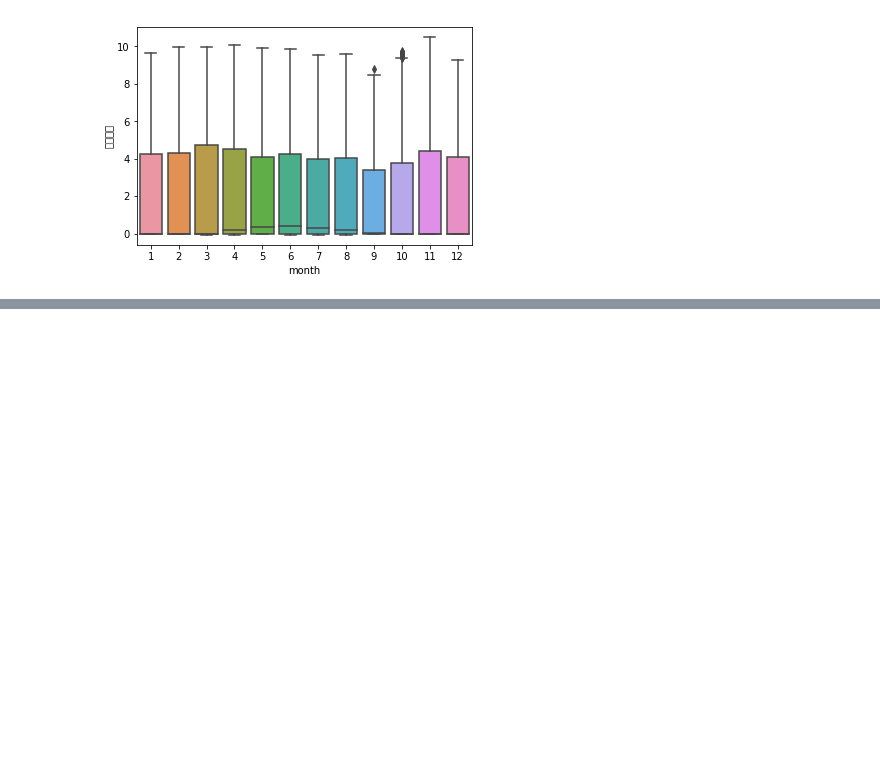
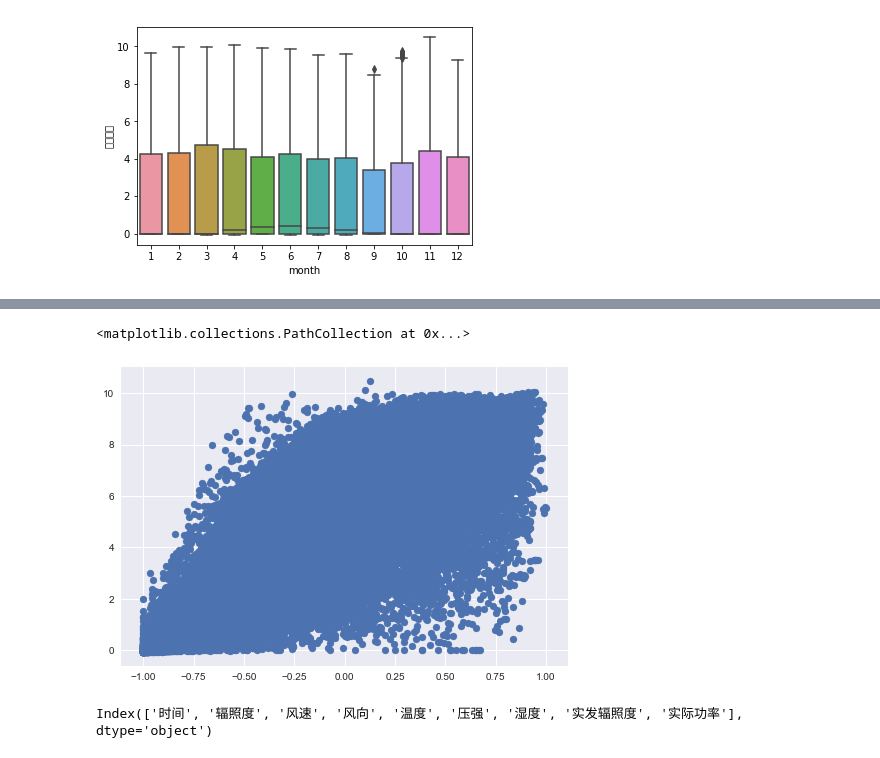
Before and after one commit to EvilPsyCHo/competition, a Jupyter notebook: gngf/notebook/EDA 20181105.ipynb, the cells around one changed output, grey strips where cells are left out. Cells and saved outputs as stored; diff of their text form; code cells hidden in the pictures; blank space fills up the shorter version.

```diff
--- a/gngf/notebook/EDA 20181105.ipynb
+++ b/gngf/notebook/EDA 20181105.ipynb
@@ -142,0 +198,9 @@ sns.boxplot(x='month', y='实际功率', data=t1)
+# %%
+plt.scatter(t1["辐照度"], t1["实际功率"])
+# %% [output]
+<matplotlib.collections.PathCollection at 0x...>
+[figure, added]
+# %%
+t1.columns
+# %% [output]
+Index(['时间', '辐照度', '风速', '风向', '温度', '压强', '湿度', '实发辐照度', '实际功率'], dtype='object')
```
Also changed, not shown: parts of 20 cells of this notebook, 4 other files.
